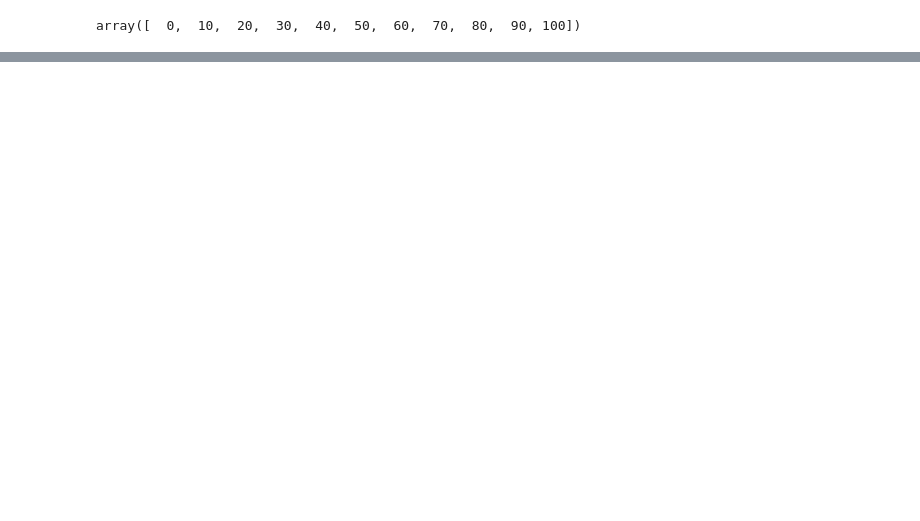
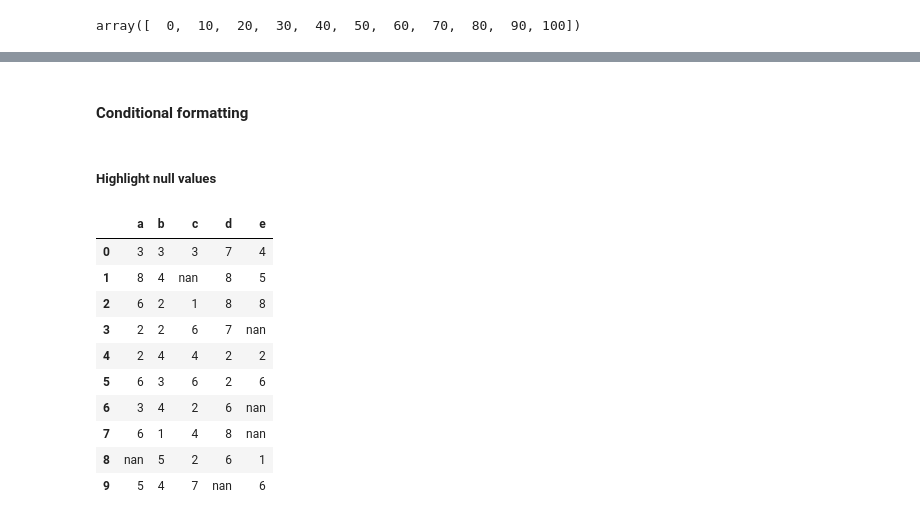
Before and after one commit to rachelpoole/Learning-material, a Jupyter notebook: Learning material.ipynb, the cells around one changed output, grey strips where cells are left out. Saved outputs shown, nothing was run; the diff lists cells and outputs as text; code cells hidden in the pictures; blank space fills up the shorter version.

```diff
--- a/Learning material.ipynb
+++ b/Learning material.ipynb
@@ -174,2 +192,23 @@ pd.cut(df['A'],my_range)
 Name: A, dtype: category
 Categories (10, interval[int64]): [(0, 10] < (10, 20] < (20, 30] < (30, 40] ... (60, 70] < (70, 80] < (80, 90] < (90, 100]]
+# %% [markdown]
+#### Conditional formatting
+# %% [markdown]
+##### Highlight null values
+# %%
+df = pd.DataFrame(data = np.random.randint(low = 0, high = 9, size = (10, 5)),
+                  columns = list('abcde'))
+df = df.replace(0, np.nan)
+df.style.highlight_null(null_color='#ccccff')
+# %% [output]
+|  | a | b | c | d | e |
+| 0 | 3 | 3 | 3 | 7 | 4 |
+| 1 | 8 | 4 | nan | 8 | 5 |
+| 2 | 6 | 2 | 1 | 8 | 8 |
+| 3 | 2 | 2 | 6 | 7 | nan |
+| 4 | 2 | 4 | 4 | 2 | 2 |
+| 5 | 6 | 3 | 6 | 2 | 6 |
+| 6 | 3 | 4 | 2 | 6 | nan |
+| 7 | 6 | 1 | 4 | 8 | nan |
+| 8 | nan | 5 | 2 | 6 | 1 |
+| 9 | 5 | 4 | 7 | nan | 6 |
```
Also changed, not shown: parts of 17 cells of this notebook.
